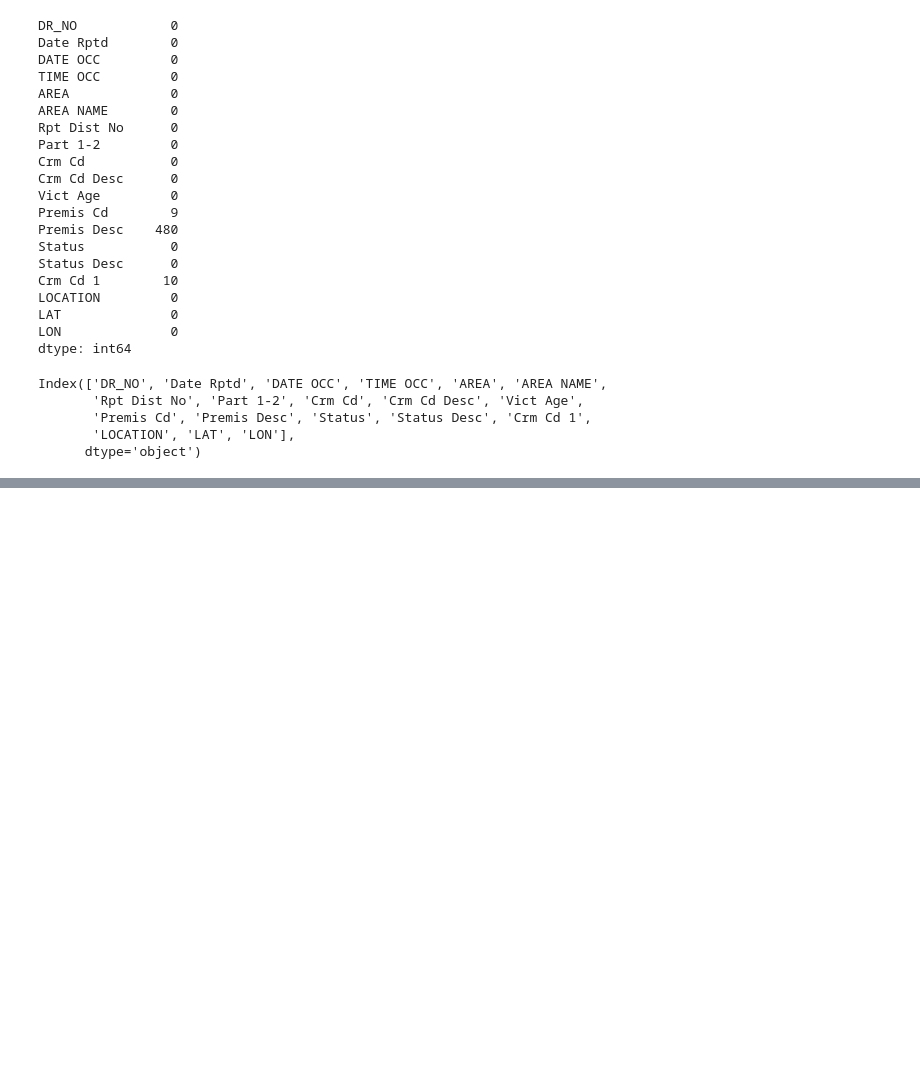
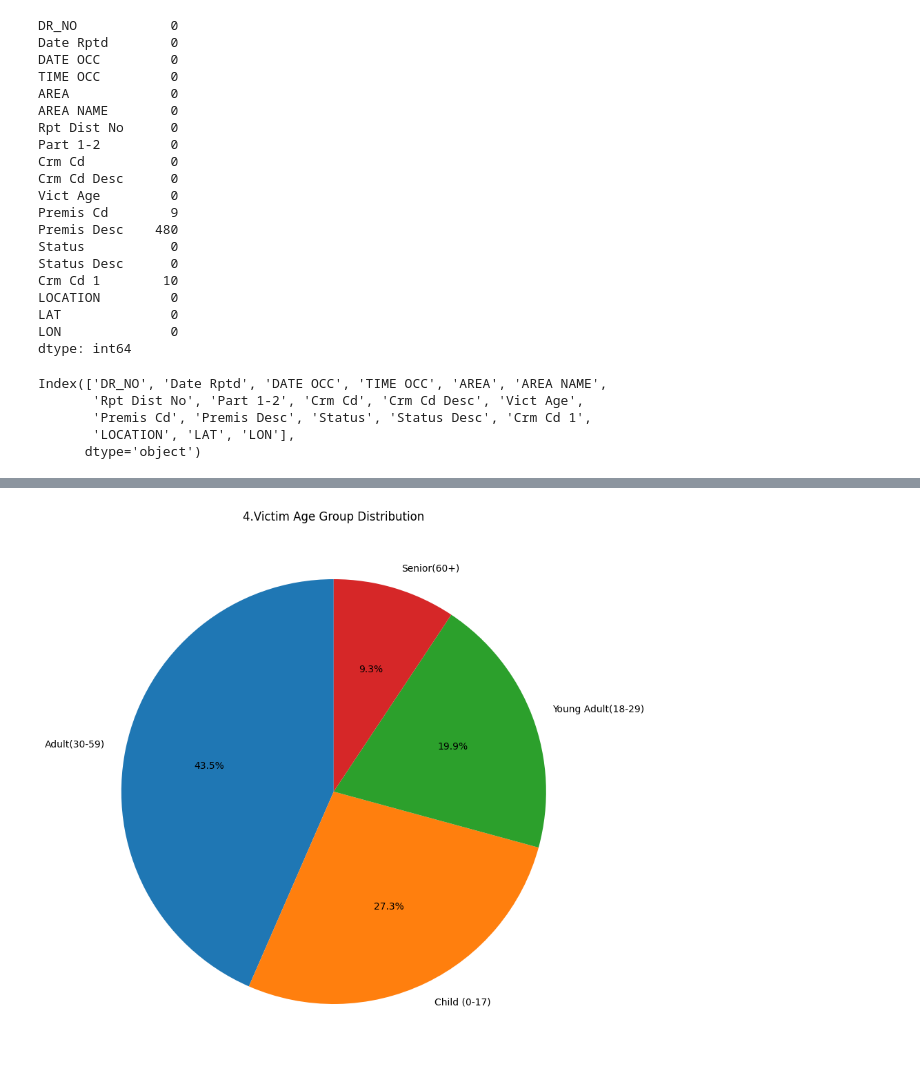
Before and after one commit to tangihamajumder/Crime_Data_Analysis, a Jupyter notebook: crime_data.ipynb, the cells around one changed output, grey strips where cells are left out. Saved outputs shown, nothing was run; the diff lists cells and outputs as text; code cells hidden in the pictures; blank space fills up the shorter version.

```diff
--- a/crime_data.ipynb
+++ b/crime_data.ipynb
@@ -122,0 +210,19 @@ plt.show()
+# %%
+# Define age group boundaries
+age_bins = [0, 18, 30, 60, 120]  # 0-17: Child, 18-29: Young Adult, 30-59: Adult, 60+: Senior
+age_labels = ['Child (0-17)', 'Young Adult(18-29)', 'Adult(30-59)', 'Senior(60+)']
+
+# Categorize the ages into bins
+df['Age Group'] = pd.cut(df['Vict Age'], bins=age_bins, labels=age_labels, right=False)
+
+# Count the occurrences of each age group
+age_group_counts = df['Age Group'].value_counts()
+
+# Create the pie chart
+plt.figure(figsize=(10, 10))
+age_group_counts.plot(kind='pie', autopct='%1.1f%%', startangle=90)
+plt.title('4.Victim Age Group Distribution')
+plt.ylabel('')  # Hide the y-label as it's unnecessary for pie charts
+plt.show()
+# %% [output]
+[figure, added]
```
Also changed, not shown: parts of 10 cells of this notebook.
